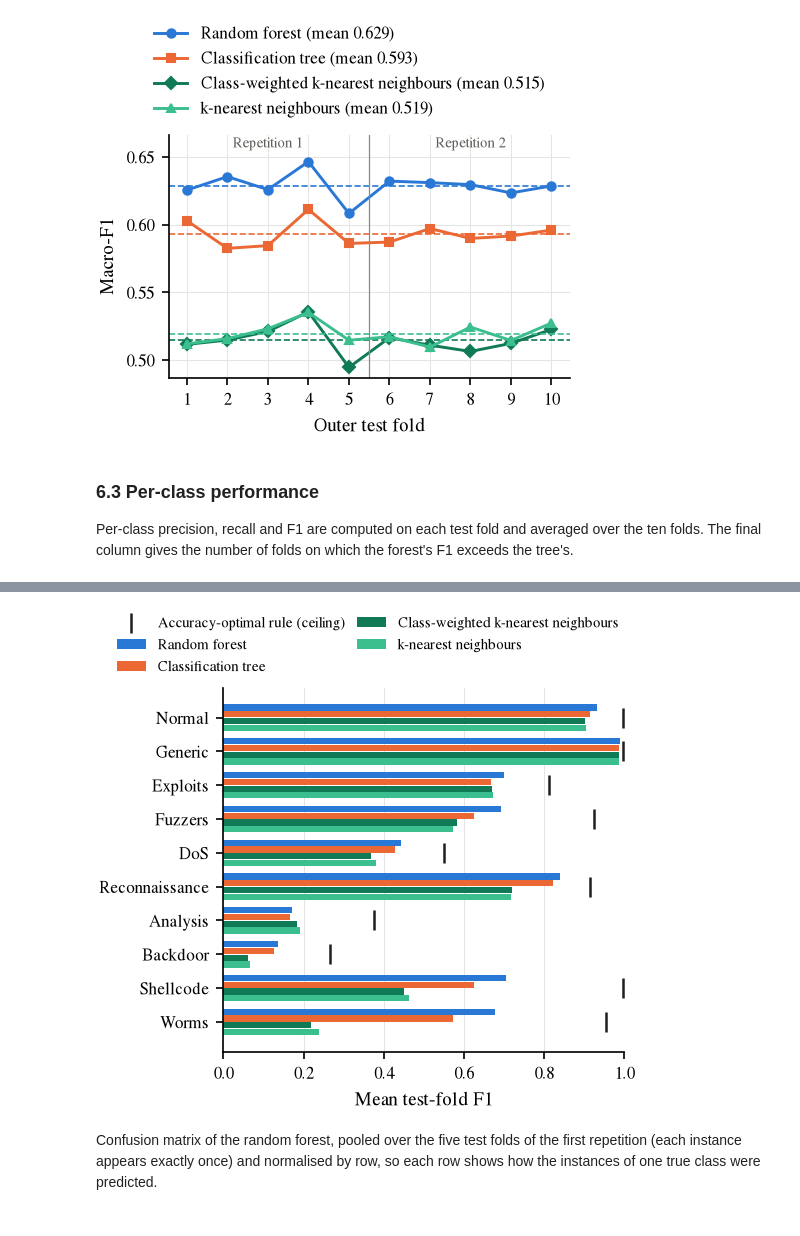
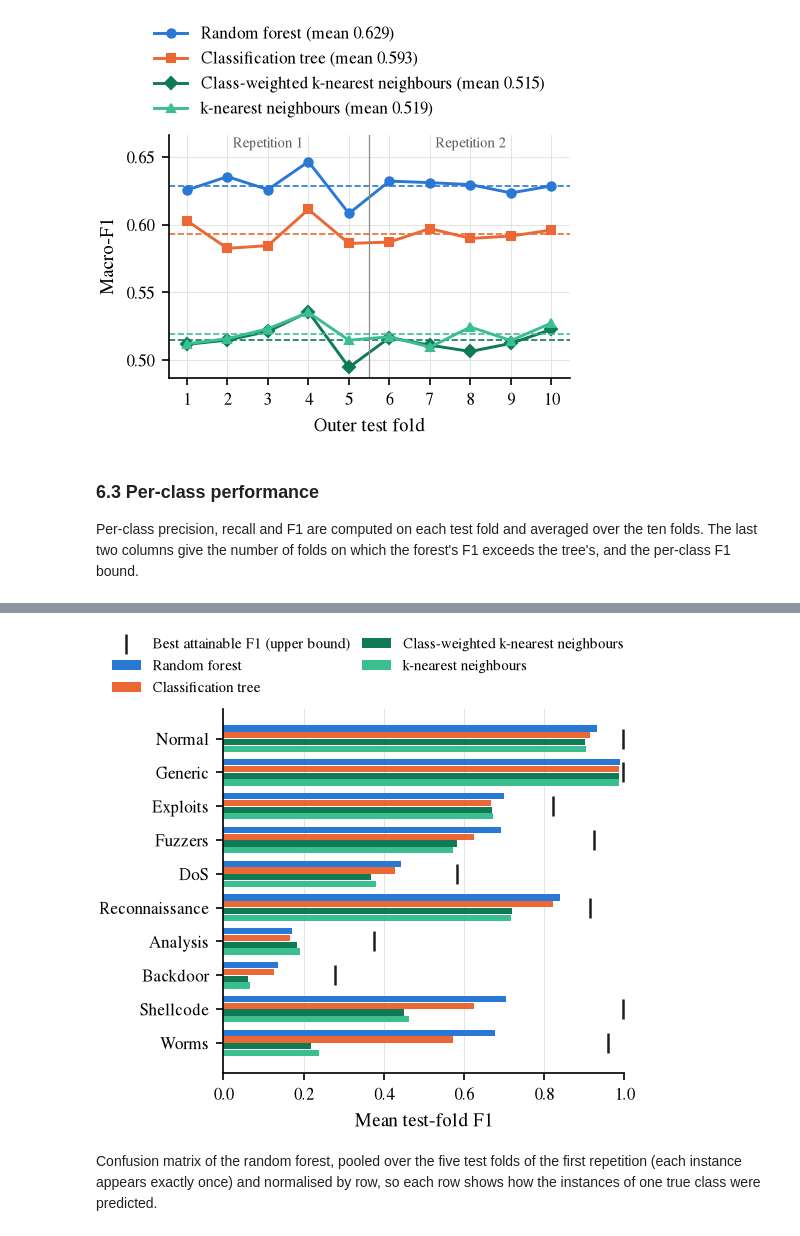
Before and after one commit to edinattie/Random-Forest, a Jupyter notebook: assignment4.ipynb, the cells around one changed output, grey strips where cells are left out. Saved outputs shown, nothing was run; the diff lists cells and outputs as text; code cells hidden in the pictures.

```diff
--- a/assignment4.ipynb
+++ b/assignment4.ipynb
@@ -266,20 +273,38 @@ ceiling_prediction = modal_label.reindex(group_id).to_numpy()
 _, ceiling_recall, ceiling_f1, _ = precision_recall_fscore_support(
     y, ceiling_prediction, labels=CLASSES, zero_division=0)
 
+group_class_counts = pd.crosstab(group_id, y).reindex(columns=CLASSES, fill_value=0)
+group_sizes = group_class_counts.sum(axis=1).to_numpy()
+
+
+def best_attainable_f1(class_counts):
+    """Highest F1 for one class over all labellings of the identical-vector groups."""
+    order = np.argsort(-class_counts / group_sizes, kind="stable")
+    true_positives = np.cumsum(class_counts[order])
+    predicted = np.cumsum(group_sizes[order])
+    return (2 * true_positives / (predicted + class_counts.sum())).max()
+
+
+f1_bound = np.array([best_attainable_f1(group_class_counts[c].to_numpy(dtype=float))
+                     for c in CLASSES])
+
 overlap_table = pd.DataFrame({
     "class": [CLASS_NAMES[c] for c in CLASSES],
     "count": class_counts.values,
     "pct_in_conflicting_groups": [100 * in_conflict[y == c].mean() for c in CLASSES],
-    "recall_ceiling": ceiling_recall,
-    "f1_ceiling": ceiling_f1,
+    "recall_modal_rule": ceiling_recall,
+    "f1_modal_rule": ceiling_f1,
+    "f1_bound": f1_bound,
 }, index=CLASSES).sort_values("count", ascending=False)
 
 print(f"Rows in exact-duplicate feature groups: "
       f"{100 * pd.Series(group_id).duplicated(keep=False).mean():.1f}%")
 print(f"Rows in groups with conflicting labels: {in_conflict.sum():,} "
       f"({100 * in_conflict.mean():.1f}%)")
-print(f"Accuracy ceiling: {accuracy_score(y, ceiling_prediction):.3f}")
-print(f"Macro-F1 of the accuracy-optimal rule: "
+accuracy_bound = accuracy_score(y, ceiling_prediction)
+print(f"Accuracy bound: {accuracy_bound:.3f} (at least {100 * (1 - accuracy_bound):.1f}% "
+      f"of instances misclassified by any classifier using these features)")
+print(f"Macro-F1 of the accuracy-optimal (modal) rule: "
       f"{f1_score(y, ceiling_prediction, average='macro'):.3f}")
 overlap_table.to_csv(TABLE_DIR / "class_overlap.csv")
 overlap_table.round(3)
@@ -1124,8 +1149,8 @@ plt.show()
 ### 6.3 Per-class performance
 
 Per-class precision, recall and F1 are computed on each test fold and
-averaged over the ten folds. The final column gives the number of folds on
-which the forest's F1 exceeds the tree's.
+averaged over the ten folds. The last two columns give the number of folds on
+which the forest's F1 exceeds the tree's, and the per-class F1 bound.
 # %%
 def per_class_frame(model):
     rows = []
@@ -1149,7 +1174,7 @@ wide_f1 = per_class.pivot_table(index=["class", "fold"], columns="model", values
 per_class_summary[("forest_wins_vs_tree", "")] = (
     (wide_f1["Random forest"] > wide_f1["Classification tree"]).groupby("class").sum()
 )
-per_class_summary[("recall_ceiling", "")] = overlap_table.set_index("class")["recall_ceiling"]
+per_class_summary[("f1_bound", "")] = overlap_table.set_index("class")["f1_bound"]
 per_class_summary.to_csv(TABLE_DIR / "per_class_summary.csv")
 per_class_summary.round(3)
 # %% [output]
@@ -1169,25 +1194,25 @@ per_class_summary.round(3)
 # %%
 fig, ax = plt.subplots(figsize=(COLUMN_WIDTH, 3.15))
 positions = np.arange(len(class_order))[::-1]
 bar_height = 0.2
 for offset, model in zip([1.5 * bar_height, 0.5 * bar_height, -0.5 * bar_height, -1.5 * bar_height],
                          MODEL_ORDER):
     values = per_class_summary[("f1", model)].to_numpy()
     ax.barh(positions + offset, values, height=bar_height * 0.92,
             color=MODEL_COLOURS[model], label=model)
-ceiling = overlap_table["f1_ceiling"].to_numpy()
+ceiling = overlap_table["f1_bound"].to_numpy()
 ax.scatter(ceiling, positions, marker="|", s=90, color="#1f1f1d", linewidths=1.2,
-           label="Accuracy-optimal rule (ceiling)", zorder=3)
+           label="Best attainable F1 (upper bound)", zorder=3)
 ax.set_yticks(positions, class_order)
 ax.set_xlim(0, 1.0)
 ax.set_xlabel("Mean test-fold F1")
 ax.grid(axis="y", visible=False)
 ax.legend(loc="lower center", bbox_to_anchor=(0.36, 1.0), ncol=2, columnspacing=0.8,
           fontsize=7)
 save_figure(fig, "per_class_f1")
 plt.show()
 # %% [output]
-[figure, old version]
+[figure, new version]
 # %% [markdown]
 Confusion matrix of the random forest, pooled over the five test folds of
 the first repetition (each instance appears exactly once) and normalised by
```
Also changed, not shown: parts of 2 cells of this notebook.
